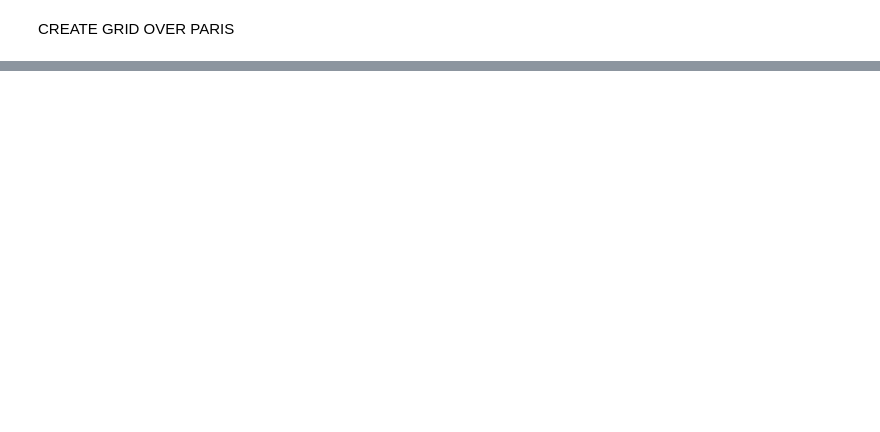
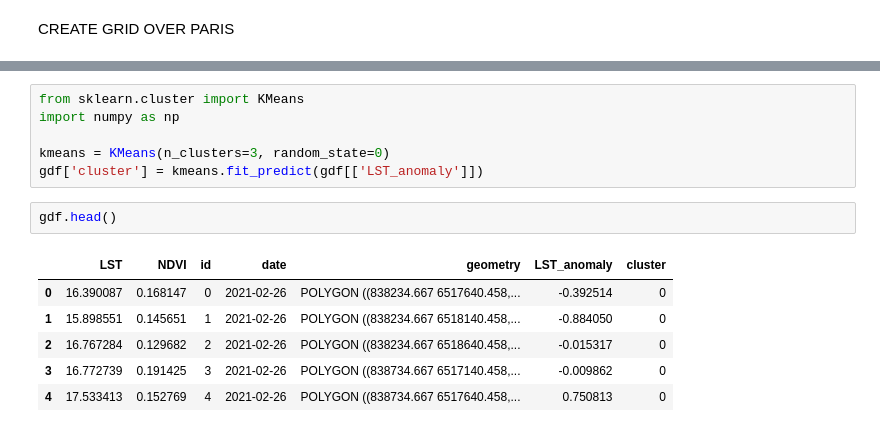
Before and after one commit to ThomasBaptiste/GreenerCities, a Jupyter notebook: testing_notebook.ipynb, the cells around one changed output, grey strips where cells are left out. Drawn from its saved outputs; the diff is of its cells as text; blank space fills up the shorter version.

```diff
--- a/testing_notebook.ipynb
+++ b/testing_notebook.ipynb
@@ -43,0 +258,15 @@ AttributeError: 'str' object has no attribute 'exterior'
+# %%
+from sklearn.cluster import KMeans
+import numpy as np
+
+kmeans = KMeans(n_clusters=3, random_state=0)
+gdf['cluster'] = kmeans.fit_predict(gdf[['LST_anomaly']])
+# %%
+gdf.head()
+# %% [output]
+|  | LST | NDVI | id | date | geometry | LST_anomaly | cluster |
+| 0 | 16.390087 | 0.168147 | 0 | 2021-02-26 | POLYGON ((838234.667 6517640.458,... | -0.392514 | 0 |
+| 1 | 15.898551 | 0.145651 | 1 | 2021-02-26 | POLYGON ((838234.667 6518140.458,... | -0.884050 | 0 |
+| 2 | 16.767284 | 0.129682 | 2 | 2021-02-26 | POLYGON ((838234.667 6518640.458,... | -0.015317 | 0 |
+| 3 | 16.772739 | 0.191425 | 3 | 2021-02-26 | POLYGON ((838734.667 6517140.458,... | -0.009862 | 0 |
+| 4 | 17.533413 | 0.152769 | 4 | 2021-02-26 | POLYGON ((838734.667 6517640.458,... | 0.750813 | 0 |
```
Also changed, not shown: parts of 26 cells of this notebook, 11 other files.
